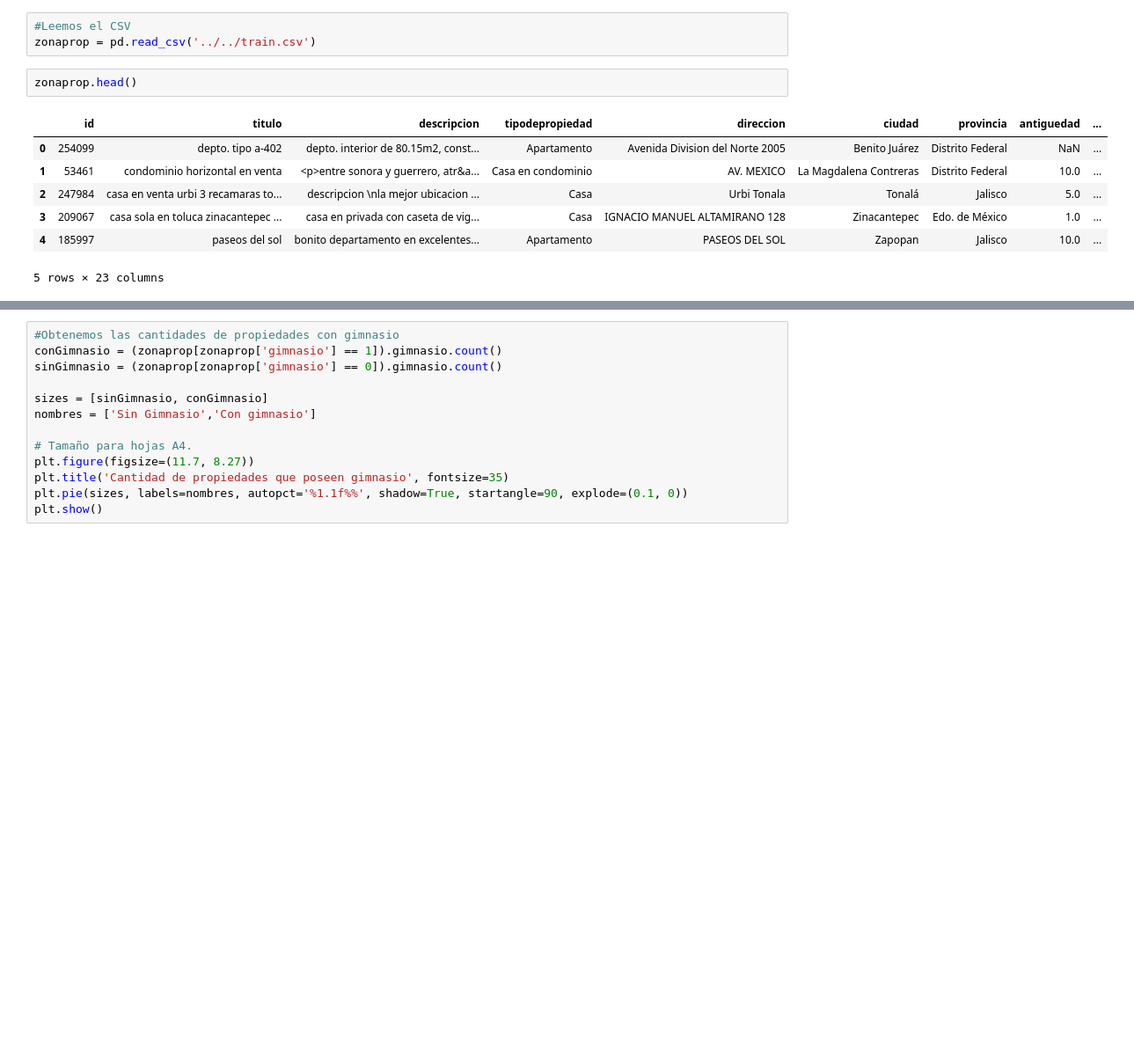
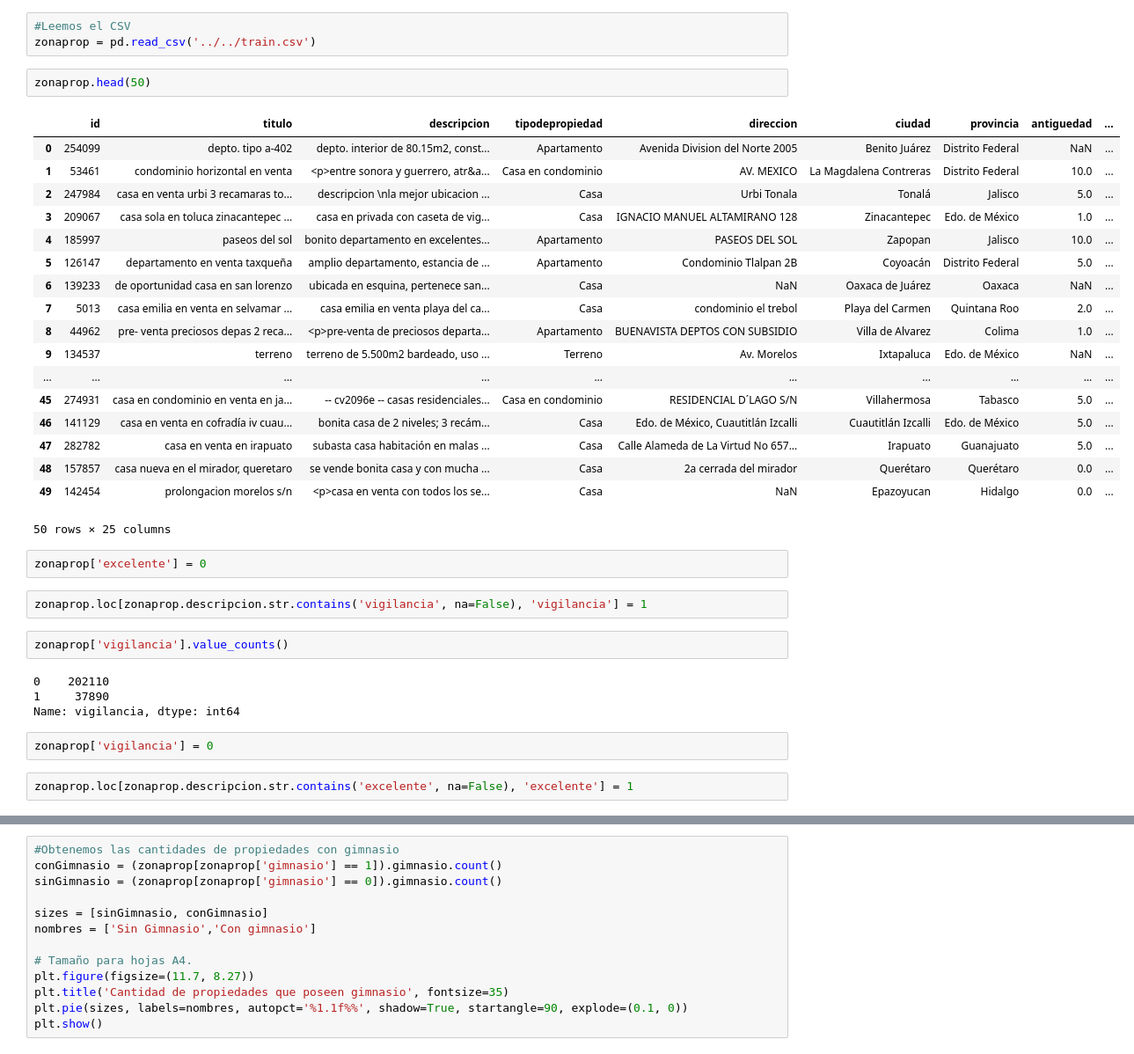
Before and after one commit to patopizzini/Organizacion_Datos_2C2019, a Jupyter notebook: TP1/TP1 Andres.ipynb, the cells around one changed output, grey strips where cells are left out. Shown at 88% size. Cells and saved outputs as stored; diff of their text form; blank space fills up the shorter version.

Commit message:
5 columnas desde la descripcion
...

```diff
--- a/TP1/TP1 Andres.ipynb
+++ b/TP1/TP1 Andres.ipynb
@@ -15,12 +15,37 @@ plt.rcParams['figure.figsize'] = (15, 10)
 #Leemos el CSV
 zonaprop = pd.read_csv('../../train.csv')
 # %%
-zonaprop.head()
+zonaprop.head(50)
 # %% [output]
 |  | id | titulo | descripcion | tipodepropiedad | direccion | ciudad | provincia | antiguedad | ... |
 | 0 | 254099 | depto. tipo a-402 | depto. interior de 80.15m2, const... | Apartamento | Avenida Division del Norte 2005 | Benito Juárez | Distrito Federal | NaN | ... |
 | 1 | 53461 | condominio horizontal en venta | <p>entre sonora y guerrero, atr&a... | Casa en condominio | AV. MEXICO | La Magdalena Contreras | Distrito Federal | 10.0 | ... |
 | 2 | 247984 | casa en venta urbi 3 recamaras to... | descripcion \nla mejor ubicacion ... | Casa | Urbi Tonala | Tonalá | Jalisco | 5.0 | ... |
 | 3 | 209067 | casa sola en toluca zinacantepec ... | casa en privada con caseta de vig... | Casa | IGNACIO MANUEL ALTAMIRANO 128 | Zinacantepec | Edo. de México | 1.0 | ... |
 | 4 | 185997 | paseos del sol | bonito departamento en excelentes... | Apartamento | PASEOS DEL SOL | Zapopan | Jalisco | 10.0 | ... |
+| 5 | 126147 | departamento en venta taxqueña | amplio departamento, estancia de ... | Apartamento | Condominio Tlalpan 2B | Coyoacán | Distrito Federal | 5.0 | ... |
+| 6 | 139233 | de oportunidad casa en san lorenzo | ubicada en esquina, pertenece san... | Casa | NaN | Oaxaca de Juárez | Oaxaca | NaN | ... |
+| 7 | 5013 | casa emilia en venta en selvamar ... | casa emilia en venta playa del ca... | Casa | condominio el trebol | Playa del Carmen | Quintana Roo | 2.0 | ... |
+| 8 | 44962 | pre- venta preciosos depas 2 reca... | <p>pre-venta de preciosos departa... | Apartamento | BUENAVISTA DEPTOS CON SUBSIDIO | Villa de Alvarez | Colima | 1.0 | ... |
+| 9 | 134537 | terreno | terreno de 5.500m2 bardeado, uso ... | Terreno | Av. Morelos | Ixtapaluca | Edo. de México | NaN | ... |
+| ... | ... | ... | ... | ... | ... | ... | ... | ... | ... |
+| 45 | 274931 | casa en condominio en venta en ja... | -- cv2096e -- casas residenciales... | Casa en condominio | RESIDENCIAL D´LAGO S/N | Villahermosa | Tabasco | 5.0 | ... |
+| 46 | 141129 | casa en venta en cofradía iv cuau... | bonita casa de 2 niveles; 3 recám... | Casa | Edo. de México, Cuautitlán Izcalli | Cuautitlán Izcalli | Edo. de México | 5.0 | ... |
+| 47 | 282782 | casa en venta en irapuato | subasta casa habitación en malas ... | Casa | Calle Alameda de La Virtud No 657... | Irapuato | Guanajuato | 5.0 | ... |
+| 48 | 157857 | casa nueva en el mirador, queretaro | se vende bonita casa y con mucha ... | Casa | 2a cerrada del mirador | Querétaro | Querétaro | 0.0 | ... |
+| 49 | 142454 | prolongacion morelos s/n | <p>casa en venta con todos los se... | Casa | NaN | Epazoyucan | Hidalgo | 0.0 | ... |
-5 rows × 23 columns
+50 rows × 25 columns
+# %%
+zonaprop['excelente'] = 0
+# %%
+zonaprop.loc[zonaprop.descripcion.str.contains('vigilancia', na=False), 'vigilancia'] = 1
+# %%
+zonaprop['vigilancia'].value_counts()
+# %% [output]
+0    202110
+1     37890
+Name: vigilancia, dtype: int64
+# %%
+zonaprop['vigilancia'] = 0
+# %%
+zonaprop.loc[zonaprop.descripcion.str.contains('excelente', na=False), 'excelente'] = 1
```
Also changed, not shown: parts of 14 cells of this notebook.
